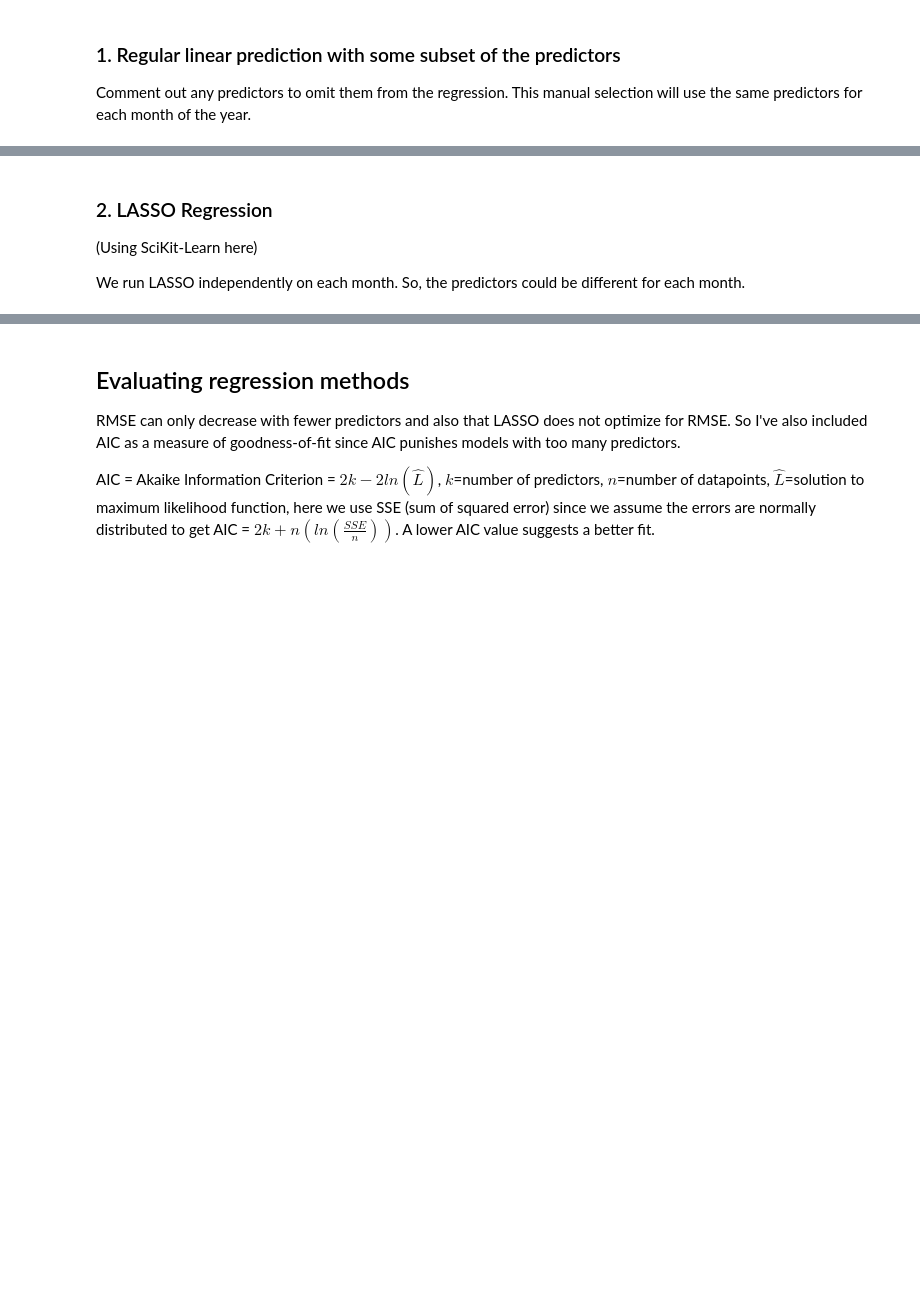
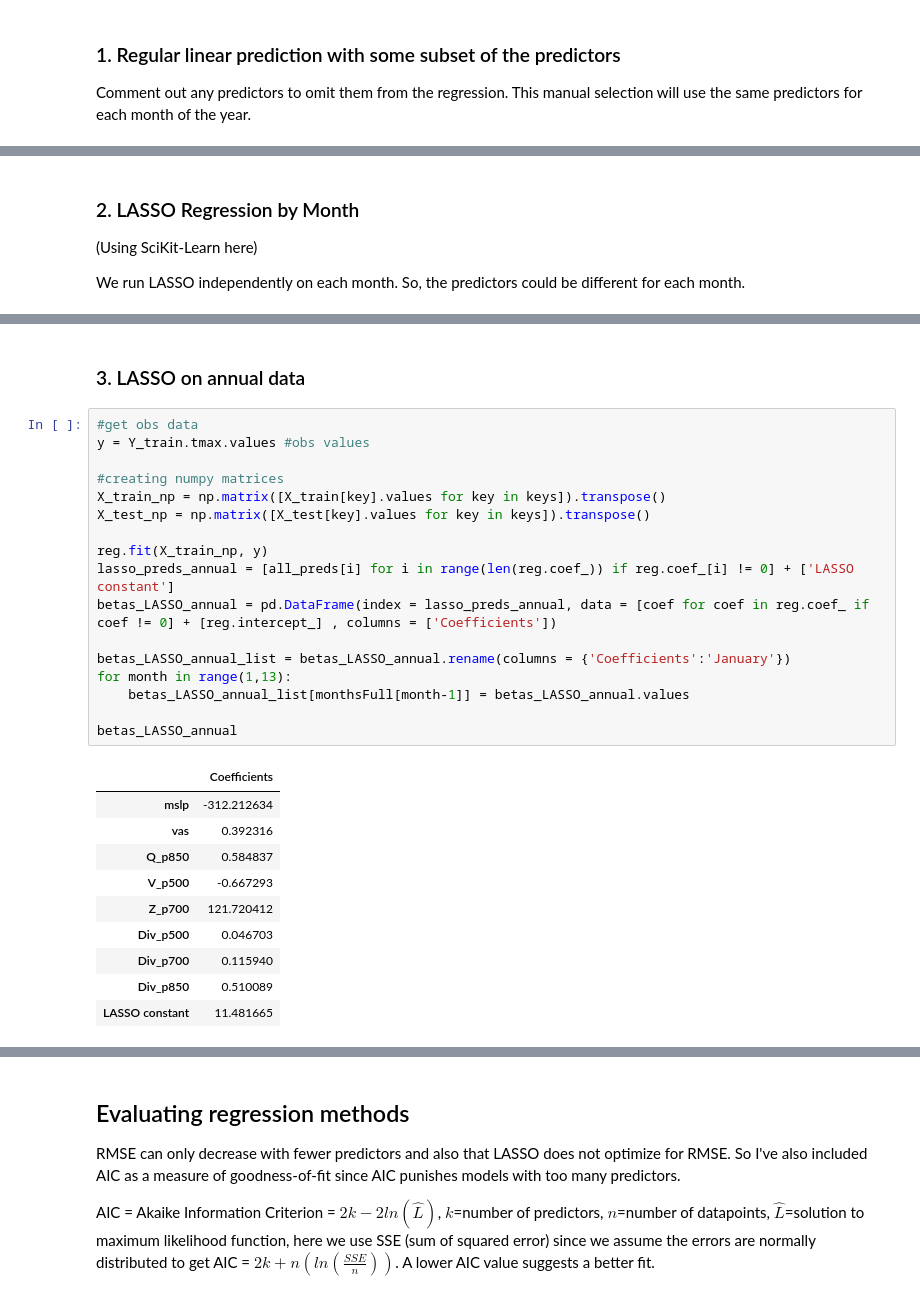
Before and after one commit to kwheelan/Linear_downscaling, a Jupyter notebook: Temp_Downscaling_MonthlyModel.ipynb, the cells around one changed output, grey strips where cells are left out. Saved outputs shown, nothing was run; the diff lists cells and outputs as text; blank space fills up the shorter version.

```diff
--- a/Temp_Downscaling_MonthlyModel.ipynb
+++ b/Temp_Downscaling_MonthlyModel.ipynb
@@ -305,7 +367,7 @@ coefMatrix
 | Div_p500 | 0.322947 | 0.246255 | 0.562622 | 0.144900 | -0.000851 | 0.353682 | -0.003483 | 0.055745 | 0.181265 | 0.230367 | 0.010835 | ... |
 | constant | 9.391794 | 11.979544 | 16.327415 | 21.471595 | 26.323476 | 31.455302 | 33.017202 | 31.604475 | 27.838469 | 22.202224 | 12.885935 | ... |
 # %% [markdown]
-### 2. LASSO Regression
+### 2. LASSO Regression by Month
 
 (Using SciKit-Learn here)
 
@@ -356,6 +418,36 @@ betas_LASSO_list
 | Div_p700 | 0.000000 | 0.000000 | 0.000000 | 0.000000 | 0.108977 | 0.000000 | 0.000000 | 0.000000 | 0.000000 | 0.000000 | 0.000000 | ... |
 | Div_p850 | 0.404931 | 0.469491 | 0.228483 | 0.000000 | 0.389800 | 0.216251 | 0.138823 | 0.453690 | 0.274250 | 0.241726 | 0.277605 | ... |
 | LASSO constant | 9.623820 | 11.768495 | 13.077324 | 15.594943 | 14.816905 | 16.602516 | 16.526805 | 11.731038 | 13.037830 | 13.939987 | 10.275647 | ... |
+# %% [markdown]
+### 3. LASSO on annual data
+# %%
+#get obs data
+y = Y_train.tmax.values #obs values
+
+#creating numpy matrices
+X_train_np = np.matrix([X_train[key].values for key in keys]).transpose()
+X_test_np = np.matrix([X_test[key].values for key in keys]).transpose()
+
+reg.fit(X_train_np, y)
+lasso_preds_annual = [all_preds[i] for i in range(len(reg.coef_)) if reg.coef_[i] != 0] + ['LASSO constant']
+betas_LASSO_annual = pd.DataFrame(index = lasso_preds_annual, data = [coef for coef in reg.coef_ if coef != 0] + [reg.intercept_] , columns = ['Coefficients'])
+
+betas_LASSO_annual_list = betas_LASSO_annual.rename(columns = {'Coefficients':'January'})
+for month in range(1,13):
+    betas_LASSO_annual_list[monthsFull[month-1]] = betas_LASSO_annual.values
+
+betas_LASSO_annual
+# %% [output]
+|  | Coefficients |
+| mslp | -312.212634 |
+| vas | 0.392316 |
+| Q_p850 | 0.584837 |
+| V_p500 | -0.667293 |
+| Z_p700 | 121.720412 |
+| Div_p500 | 0.046703 |
+| Div_p700 | 0.115940 |
+| Div_p850 | 0.510089 |
+| LASSO constant | 11.481665 |
 # %%
 #get LASSO test data
 lasso_preds = lasso_preds[:-1]
```
Also changed, not shown: parts of 11 cells of this notebook.
